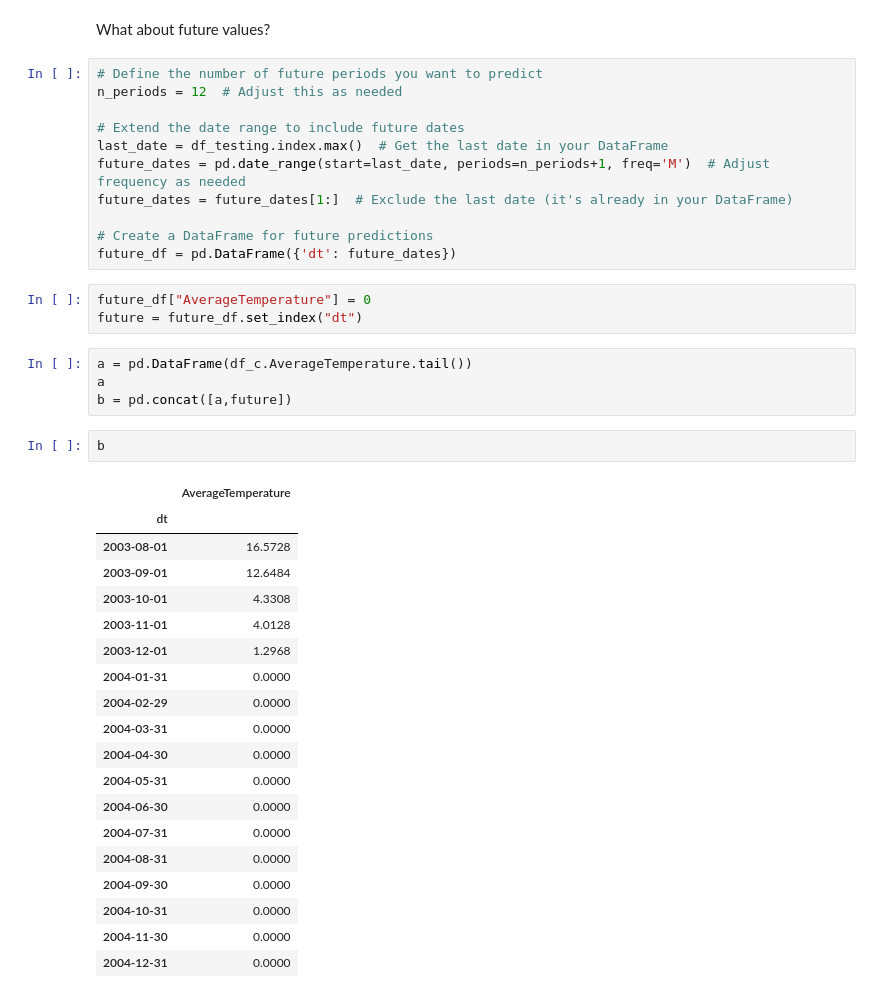
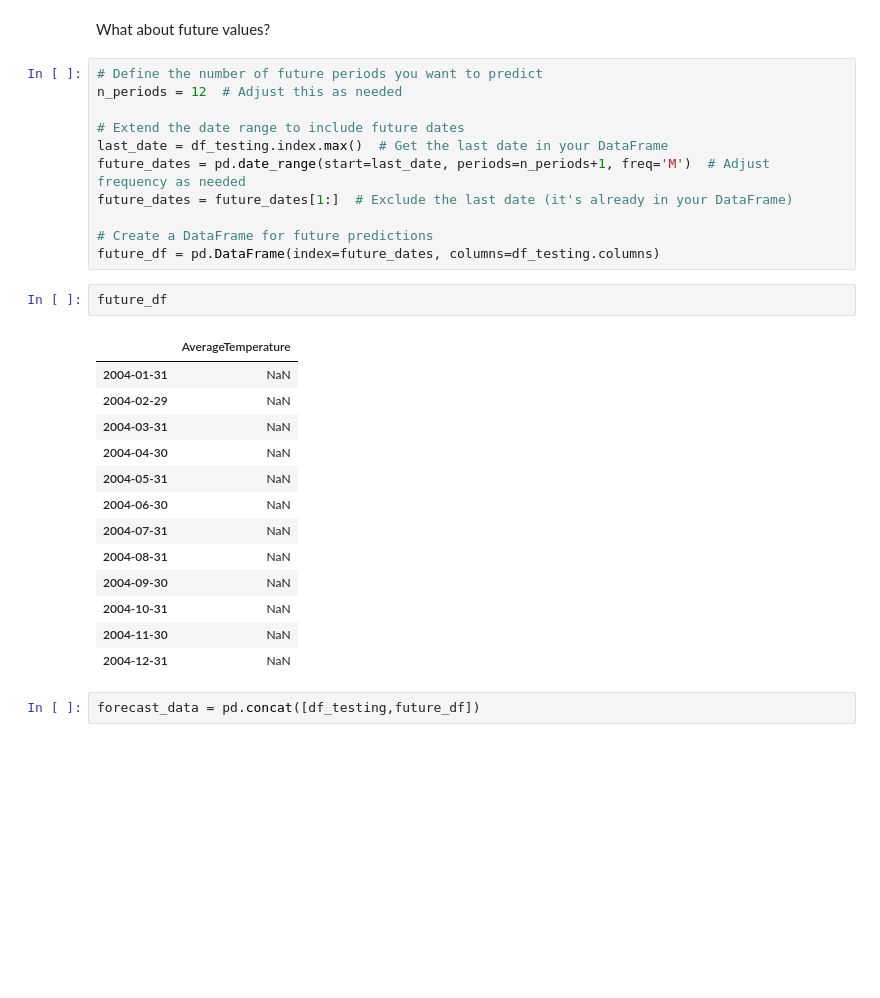
Before and after one commit to CyberStefNef/World_Temperature_Analysis, a Jupyter notebook: arima.ipynb, the cells around one changed output. Saved outputs shown, nothing was run; the diff lists cells and outputs as text; blank space fills up the shorter version.

```diff
--- a/arima.ipynb
+++ b/arima.ipynb
@@ -756,33 +758,22 @@ future_dates = pd.date_range(start=last_date, periods=n_periods+1, freq='M')  #
 future_dates = future_dates[1:]  # Exclude the last date (it's already in your DataFrame)
 
 # Create a DataFrame for future predictions
-future_df = pd.DataFrame({'dt': future_dates})
+future_df = pd.DataFrame(index=future_dates, columns=df_testing.columns)
-# %%
-future_df["AverageTemperature"] = 0
-future = future_df.set_index("dt")
-# %%
-a = pd.DataFrame(df_c.AverageTemperature.tail())
-a
-b = pd.concat([a,future])
-# %%
-b
-# %% [output]
-|  | AverageTemperature |
-| dt |  |
-| 2003-08-01 | 16.5728 |
-| 2003-09-01 | 12.6484 |
-| 2003-10-01 | 4.3308 |
-| 2003-11-01 | 4.0128 |
-| 2003-12-01 | 1.2968 |
-| 2004-01-31 | 0.0000 |
-| 2004-02-29 | 0.0000 |
-| 2004-03-31 | 0.0000 |
-| 2004-04-30 | 0.0000 |
-| 2004-05-31 | 0.0000 |
-| 2004-06-30 | 0.0000 |
-| 2004-07-31 | 0.0000 |
-| 2004-08-31 | 0.0000 |
-| 2004-09-30 | 0.0000 |
-| 2004-10-31 | 0.0000 |
-| 2004-11-30 | 0.0000 |
-| 2004-12-31 | 0.0000 |
+# %%
+future_df
+# %% [output]
+|  | AverageTemperature |
+| 2004-01-31 | NaN |
+| 2004-02-29 | NaN |
+| 2004-03-31 | NaN |
+| 2004-04-30 | NaN |
+| 2004-05-31 | NaN |
+| 2004-06-30 | NaN |
+| 2004-07-31 | NaN |
+| 2004-08-31 | NaN |
+| 2004-09-30 | NaN |
+| 2004-10-31 | NaN |
+| 2004-11-30 | NaN |
+| 2004-12-31 | NaN |
+# %%
+forecast_data = pd.concat([df_testing,future_df])
```
Also changed, not shown: parts of 16 cells of this notebook, 5 other files.
